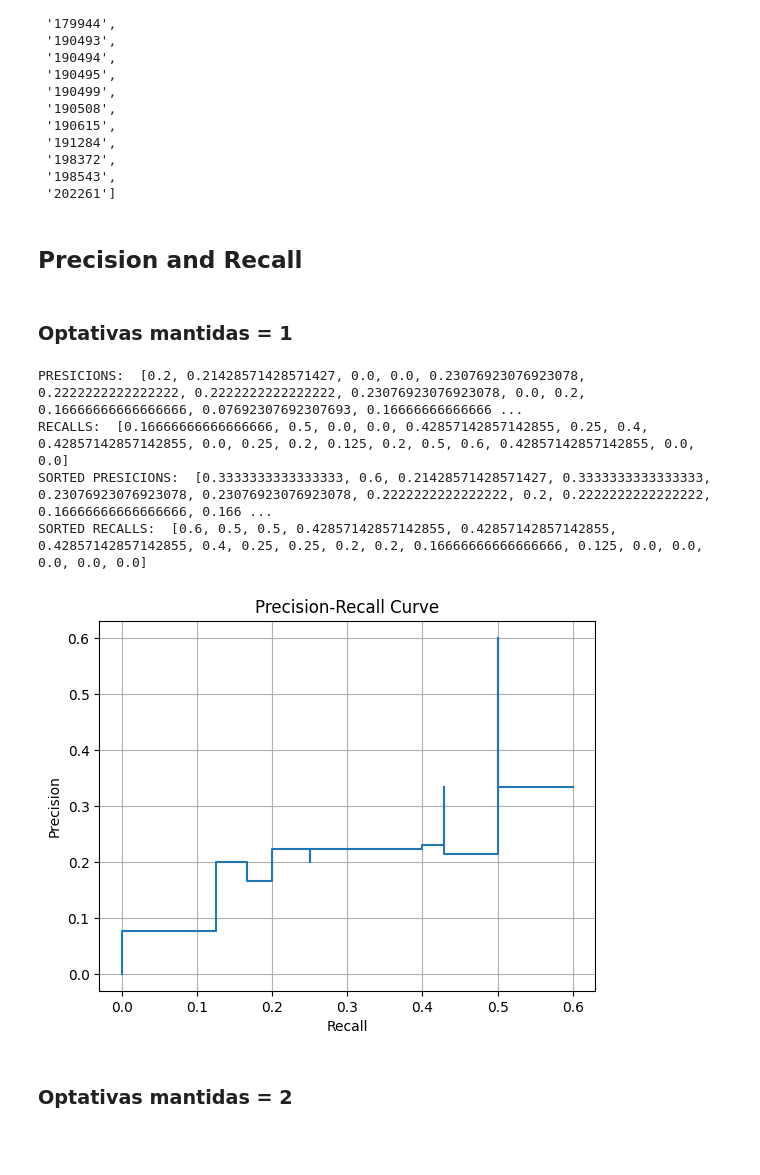
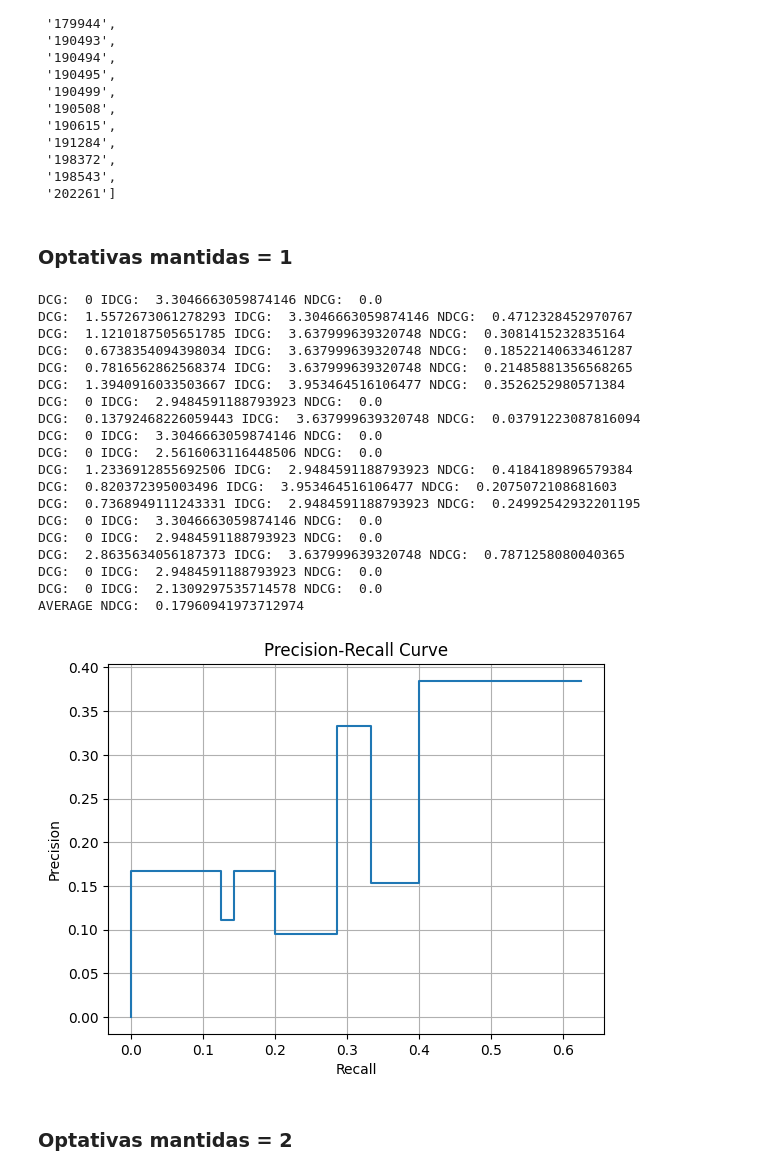
Before and after one commit to cesarvial/TCC_graphs_study, a Jupyter notebook: link_prediction/link_prediction_communities.ipynb, the cells around one changed output. Drawn from its saved outputs; the diff is of its cells as text; code cells hidden in the pictures; blank space fills up the shorter version.

Commit message:
Métrica do NDCG

```diff
--- a/link_prediction/link_prediction_communities.ipynb
+++ b/link_prediction/link_prediction_communities.ipynb
@@ -384,13 +384,35 @@ def calc_precision_and_recall(opts, recom, k=-1):
     #print("Precision: ", precision, "Recall: ", recall)
     return precision, recall
 
+# Auxiliar para calulcar o DGC
+def calc_DCG_value(rel_i, i):
+    return (np.power(2, rel_i) - 1)/np.log2(i+1+1)
 
 # Dado uma lista de disciplinas optativas que um estudante fez e o resultado de uma recomendação
 # Retorna o valor da métrica de ranking NDCG
 def calc_NDCG(opts, recom):
-    print("NDCG")
-    print(opts)
-    print(recom)
+    # O problema é tratar isso como se fosse um ranking.
+    # As disciplinas opts são o IDCG, que é o ranking ideal.
+    # Vamos tratar como se todas as disciplinas realizadas tivessem relevância 1
+    idcg_array = []
+    for opt in opts:
+        idcg_array.append([opt, 1.0])
+    # Calcula o idcg
+    idcg = 0
+    for i, opt in enumerate(idcg_array):
+        idcg += calc_DCG_value(opt[1], i)
+    # As disciplinas recomendadas já vem ordenadas e com um peso de 0 a 1
+    dcg = 0
+    for i, opt in enumerate(recom):
+        # TODO: verificar isso
+        # O que faz sentido é calcular apenas para as disciplinas que foram feitas pelo aluno
+        # Não faz sentido comparar dois rankings com itens diferentes certo?
+        # logo, só soma no dcg caso a disciplina esteja em opts
+        if (opt[0] in opts):
+            dcg += calc_DCG_value(opt[1], i)
+    ndcg = dcg/idcg
+    print("DCG: ", dcg, "IDCG: ", idcg, "NDCG: ", ndcg)
+    return ndcg
 # %%
 '''
     Com a estrutura do aluno finalizada, podemos apenas buscar o peso extra de cada disciplina.
@@ -444,54 +466,74 @@ RAs_formados
  '198372',
  '198543',
  '202261']
-# %% [markdown]
-## Precision and Recall
 # %% [markdown]
 ### Optativas mantidas = 1
 # %%
 precisions = []
 recalls = []
+sum_ndcg = 0
+n_alunos_calc = 0
 
 # Para K = 1
 for ra in RAs_formados:
+    # cria o grafo
     full_graph = create_full_student_graph(int(ra))
     # retira todas menos uma optativa
     partial_graph = maintain_one_opt_node(full_graph, 1)
     if partial_graph == []:
         continue
     # busca as disciplinas recomendadas
     rec_courses = get_recommended_courses(partial_graph)
     #print("REC COURSES:")
     #print(len(rec_courses))
     #print(sorted(rec_courses, key=lambda t: t[1], reverse=True))
     disciplinas = df_844_optativas["CODIGO"].unique()
     nodes_with_edges = [node for node in full_graph.nodes() if full_graph.degree[node] > 0]
     opt_nodes_with_edges = [node for node in disciplinas
                             if node in nodes_with_edges]
+    # Calcula o precision/recall
     pr = calc_precision_and_recall(opt_nodes_with_edges, rec_courses)
     precisions.append(pr[0])
     recalls.append(pr[1])
+    # Calcula o ndcg
+    n_alunos_calc += 1
+    sum_ndcg += calc_NDCG(opt_nodes_with_edges, rec_courses)
 
-print("PRESICIONS: ", precisions)
-print("RECALLS: ", recalls)
+# Printa o valor médio do ndcg
+print("AVERAGE NDCG: ", sum_ndcg/n_alunos_calc)
+# Ordena precision/recall na ordem crescente dos recalls
 sorted_indices = np.argsort(recalls)[::-1]
 precisions = np.array(precisions)[sorted_indices]
 recalls = np.array(recalls)[sorted_indices]
-print("SORTED PRESICIONS: ", precisions.tolist())
-print("SORTED RECALLS: ", recalls.tolist())
+# plota a curva do precision and recall
 display = PrecisionRecallDisplay(precision=precisions, recall=recalls)
 display.plot()
 plt.xlabel('Recall')
 plt.ylabel('Precision')
 plt.title('Precision-Recall Curve')
 plt.grid(True)
 plt.show()
 # %% [output]
-PRESICIONS:  [0.2, 0.21428571428571427, 0.0, 0.0, 0.23076923076923078, 0.2222222222222222, 0.2222222222222222, 0.23076923076923078, 0.0, 0.2, 0.16666666666666666, 0.07692307692307693, 0.16666666666666 ...
-RECALLS:  [0.16666666666666666, 0.5, 0.0, 0.0, 0.42857142857142855, 0.25, 0.4, 0.42857142857142855, 0.0, 0.25, 0.2, 0.125, 0.2, 0.5, 0.6, 0.42857142857142855, 0.0, 0.0]
-SORTED PRESICIONS:  [0.3333333333333333, 0.6, 0.21428571428571427, 0.3333333333333333, 0.23076923076923078, 0.23076923076923078, 0.2222222222222222, 0.2, 0.2222222222222222, 0.16666666666666666, 0.166 ...
-SORTED RECALLS:  [0.6, 0.5, 0.5, 0.42857142857142855, 0.42857142857142855, 0.42857142857142855, 0.4, 0.25, 0.25, 0.2, 0.2, 0.16666666666666666, 0.125, 0.0, 0.0, 0.0, 0.0, 0.0]
+DCG:  0 IDCG:  3.3046663059874146 NDCG:  0.0
+DCG:  1.5572673061278293 IDCG:  3.3046663059874146 NDCG:  0.4712328452970767
+DCG:  1.1210187505651785 IDCG:  3.637999639320748 NDCG:  0.3081415232835164
+DCG:  0.6738354094398034 IDCG:  3.637999639320748 NDCG:  0.18522140633461287
+DCG:  0.7816562862568374 IDCG:  3.637999639320748 NDCG:  0.21485881356568265
+DCG:  1.3940916033503667 IDCG:  3.953464516106477 NDCG:  0.3526252980571384
+DCG:  0 IDCG:  2.9484591188793923 NDCG:  0.0
+DCG:  0.13792468226059443 IDCG:  3.637999639320748 NDCG:  0.03791223087816094
+DCG:  0 IDCG:  3.3046663059874146 NDCG:  0.0
+DCG:  0 IDCG:  2.5616063116448506 NDCG:  0.0
+DCG:  1.2336912855692506 IDCG:  2.9484591188793923 NDCG:  0.4184189896579384
+DCG:  0.820372395003496 IDCG:  3.953464516106477 NDCG:  0.2075072108681603
+DCG:  0.7368949111243331 IDCG:  2.9484591188793923 NDCG:  0.24992542932201195
+DCG:  0 IDCG:  3.3046663059874146 NDCG:  0.0
+DCG:  0 IDCG:  2.9484591188793923 NDCG:  0.0
+DCG:  2.8635634056187373 IDCG:  3.637999639320748 NDCG:  0.7871258080040365
+DCG:  0 IDCG:  2.9484591188793923 NDCG:  0.0
+DCG:  0 IDCG:  2.1309297535714578 NDCG:  0.0
+AVERAGE NDCG:  0.17960941973712974
-[figure, old version]
+[figure, new version]
 # %% [markdown]
 ### Optativas mantidas = 2
 # %%
```
Also changed, not shown: parts of 10 cells of this notebook, 1 other file.
